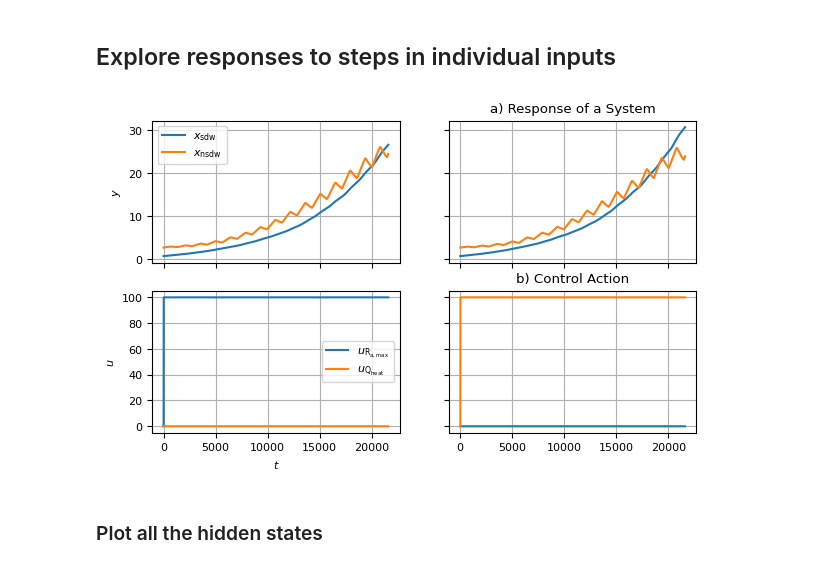
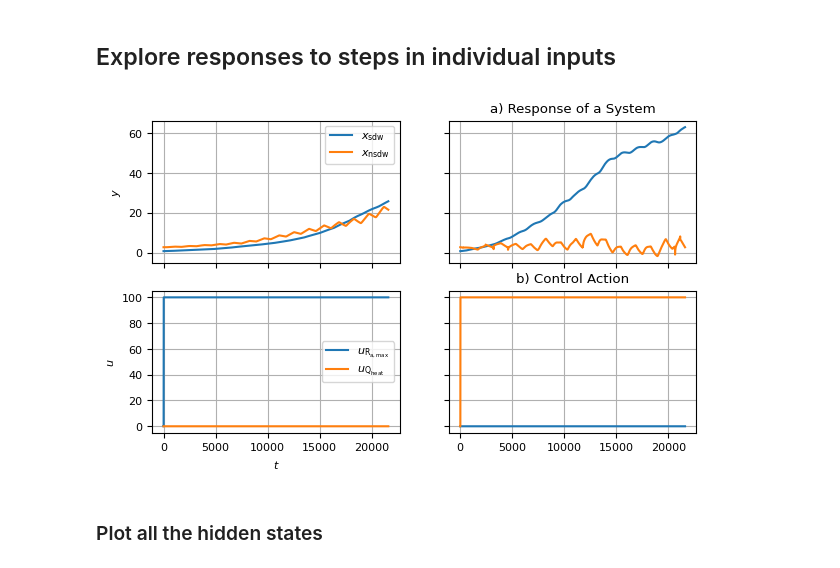
Before and after one commit to MarekWadinger/ecompc-greenhouse-platform, a Jupyter notebook: greenhouse_model.ipynb, the cells around one changed output. Cells and saved outputs as stored; diff of their text form; code cells hidden in the pictures.

```diff
--- a/greenhouse_model.ipynb
+++ b/greenhouse_model.ipynb
@@ -29,6 +32,8 @@ random.seed(40)
 # %% [markdown]
 # Get Weather Data
 # %%
+sim_days = 16
+
 climdat = get_weather_data(
     latitude=52.52,  # Latitude of the location in degrees
     longitude=13.41,  # Longitude of the location in degrees
@@ -53,7 +58,7 @@ climdat = get_weather_data(
         "NW",
     ],  # Azimuth angle of the surface in degrees (South facing)
     frequency="hourly",
-    forecast=16,
+    forecast=sim_days,
 )
 
 climate = climdat.asfreq("1T").interpolate(method="time").values
@@ -79,34 +82,34 @@ greenhouse_model = partial(gh_model, climate=climate)
 # %%
 # [donotremove]
 fig, axs = plt.subplots(nrows=2, ncols=len(u_max), sharex=True, sharey="row")
 
 for u_idx in range(len(u_max)):
     u_max_ = u_min.copy()
     u_max_[u_idx] = u_max[u_idx]
     u = partial(gen_step, u_min=u_min, u_max=u_max_)
     t_out, y_out, u_out = simulate(
-        greenhouse_model, u=u, sim_time=1440 * 15, t_s=60, x0=x0
+        greenhouse_model, u=u, sim_time=1440 * sim_days, t_s=ts, x0=x0
     )
     plot_response(
         t_out,
         y_out[:, -2:],
         u_out,
         axs_=axs[:, u_idx],
         y_label=y_label,
         u_label=u_label,
     )
 
 axs[0, 0].set_ylabel("$y$")
 axs[0, 1].set_title("a) Response of a System")
 axs[0, 0].legend()
 axs[1, 0].set_xlabel("$t$")
 axs[1, 0].set_ylabel("$u$")
 axs[1, 1].set_title("b) Control Action")
 axs[1, 0].legend()
 
 plt.show()
 # %% [output]
-[figure, old version]
+[figure, new version]
 # %% [markdown]
 ### Plot all the hidden states
 # %%
```
Also changed, not shown: parts of 8 cells of this notebook.
